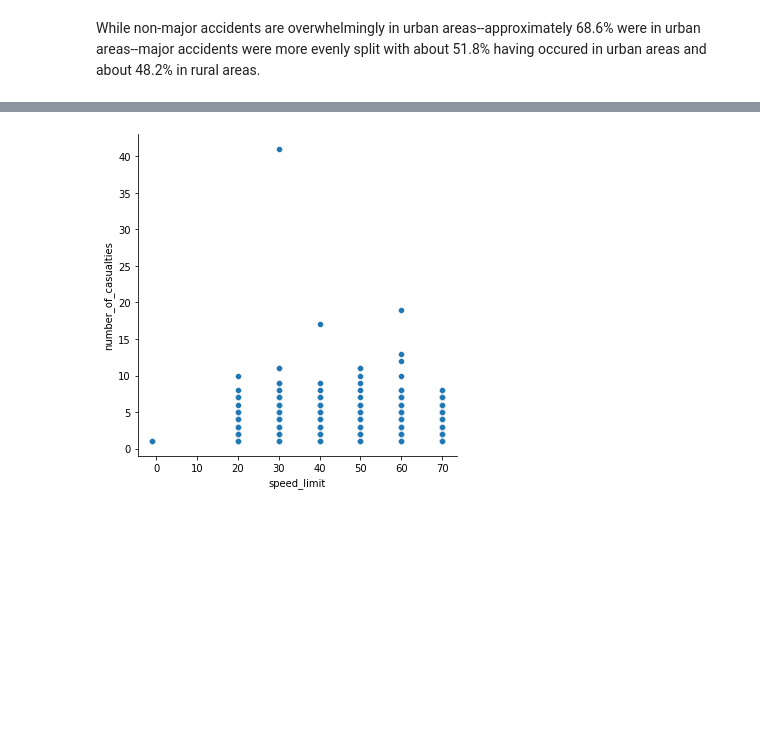
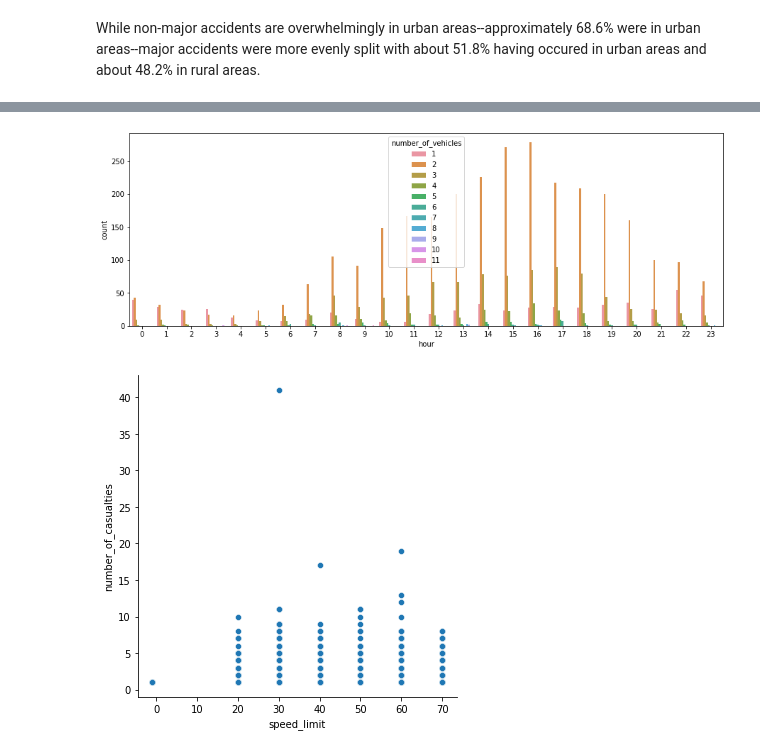
Before and after one commit to teruki-i/high_fatality_accidents, a Jupyter notebook: notebook.ipynb, the cells around one changed output, grey strips where cells are left out. Cells and saved outputs as stored; diff of their text form; code cells hidden in the pictures; blank space fills up the shorter version.

```diff
--- a/notebook.ipynb
+++ b/notebook.ipynb
@@ -471,3 +502,10 @@ While non-major accidents are overwhelmingly in urban areas--approximately 68.6%
+# %%
+sns.countplot(x='hour', data=major_accidents, hue='number_of_vehicles')
+plt.gcf().set_size_inches(15,5)
+
+plt.show()
+# %% [output]
+[figure, added]
 # %%
 sns.relplot(x='speed_limit', y='number_of_casualties', data=accidents)
 plt.show()
```
Also changed, not shown: parts of 11 cells of this notebook.
